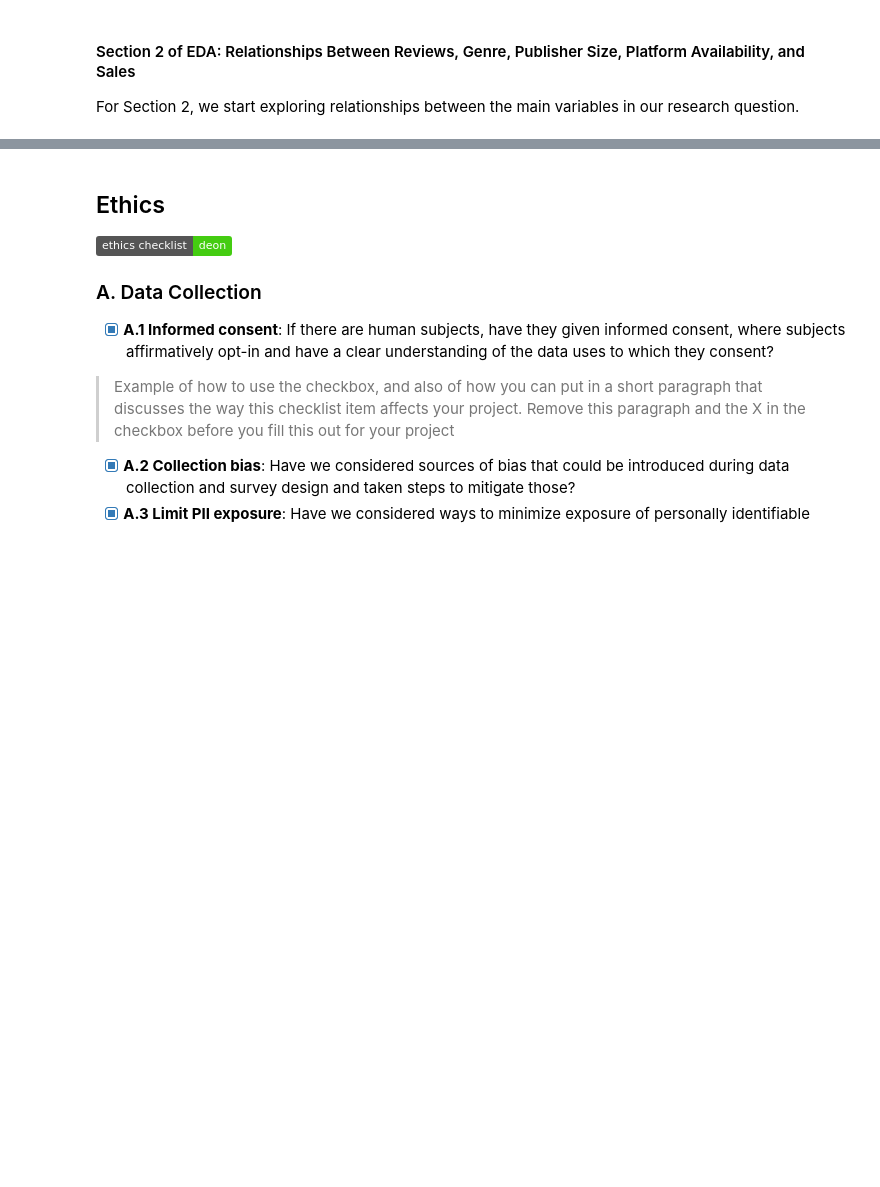
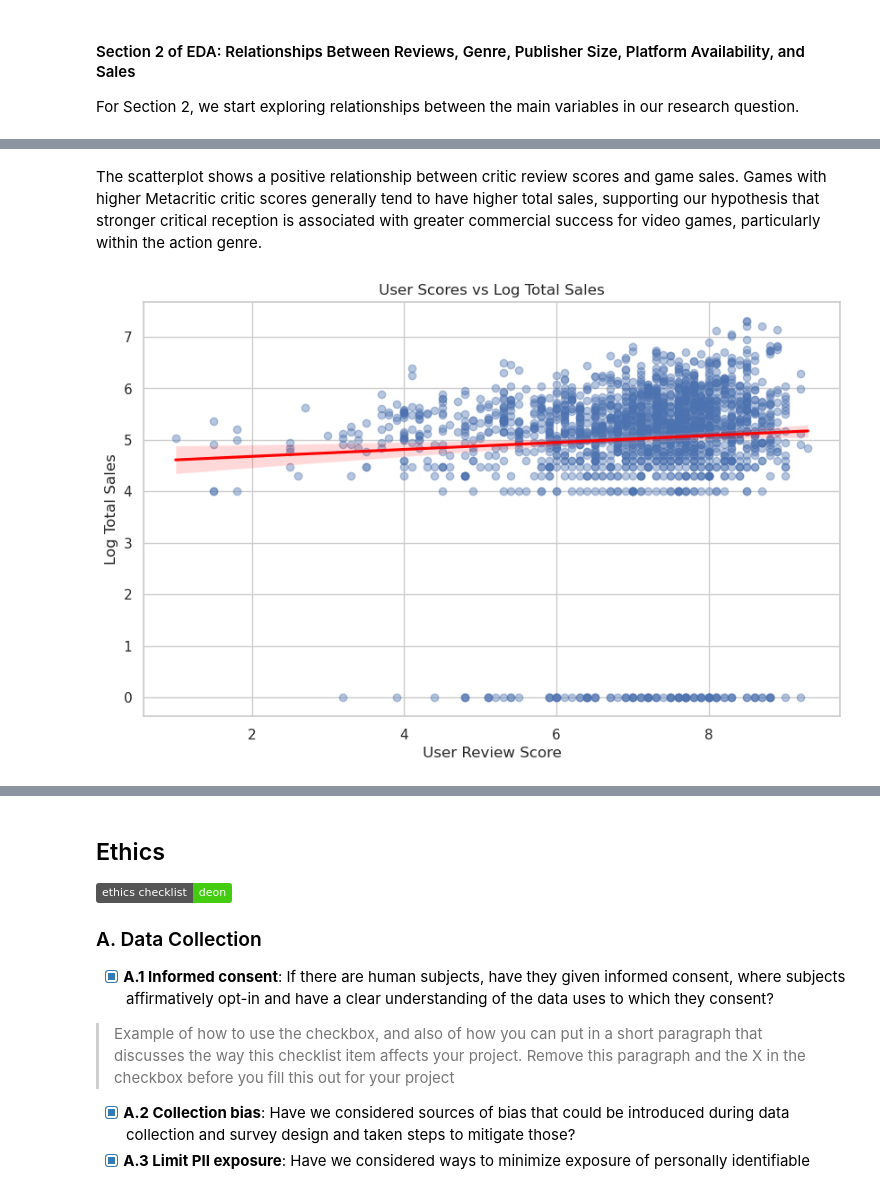
Before and after one commit to COGS108/Group-SP26-099, a Jupyter notebook: 02-EDACheckpoint.ipynb, the cells around one changed output, grey strips where cells are left out. Saved outputs shown, nothing was run; the diff lists cells and outputs as text; code cells hidden in the pictures; badges without logos; blank space fills up the shorter version.

```diff
--- a/02-EDACheckpoint.ipynb
+++ b/02-EDACheckpoint.ipynb
@@ -557,0 +571,19 @@ For Section 2, we start exploring relationships between the main variables in ou
+# %% [markdown]
+The scatterplot shows a positive relationship between critic review scores and game sales. Games with higher Metacritic critic scores generally tend to have higher total sales, supporting our hypothesis that stronger critical reception is associated with greater commercial success for video games, particularly within the action genre.
+# %%
+plt.figure(figsize=(10, 6))
+
+sns.regplot(
+    data=games,
+    x="user_review_score",
+    y="log_total_sales",
+    scatter_kws={"alpha": 0.4},
+    line_kws={"color": "red"}
+)
+
+plt.title("User Scores vs Log Total Sales")
+plt.xlabel("User Review Score")
+plt.ylabel("Log Total Sales")
+plt.show()
+# %% [output]
+[figure, added]
```
Also changed, not shown: parts of 19 cells of this notebook, 1 other file.
